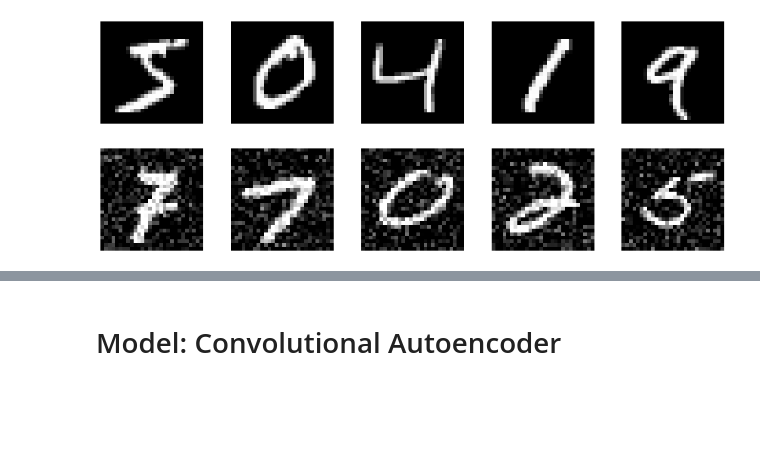
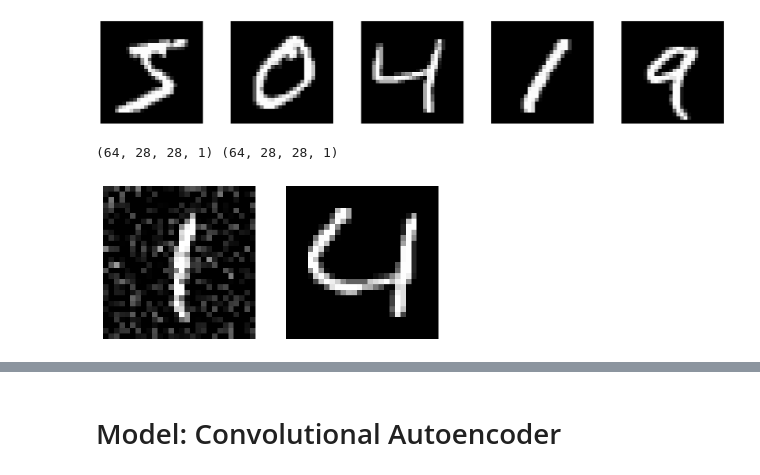
Before and after one commit to nataliasc/iannwtf, a Jupyter notebook: hw-week08/hw_week08_group27.ipynb, the cells around one changed output, grey strips where cells are left out. Drawn from its saved outputs; the diff is of its cells as text; code cells hidden in the pictures; blank space fills up the shorter version.

```diff
--- a/hw-week08/hw_week08_group27.ipynb
+++ b/hw-week08/hw_week08_group27.ipynb
@@ -12,7 +15,7 @@ import matplotlib.pyplot as plt
 # %% [markdown]
 # Dataset
 # %%
-(X_train, Y_train), (X_test, Y_test) = mnist.load_data()
+(X_train, Y_train), (X_test, Y_test) = mnist.load_data(as_supervised=True)
 # %%
 print('MNIST Dataset Shape:')
 print('X_train: ' + str(X_train.shape))
@@ -40,37 +43,42 @@ train_ds = tf.data.Dataset.from_tensor_slices(X_train)
 test_ds = tf.data.Dataset.from_tensor_slices(X_test)
 # %%
 def prepare_data(ds, target_ds=False):
-  # convert data from uint8 to float32
-  ds = ds.map(lambda img: (tf.cast(img, tf.float32)))
+    # convert data from uint8 to float32
+    ds = ds.map(lambda img: (tf.cast(img, tf.float32)))
 
-  # bring image values from range [0, 255] to [0, 1]
-  ds = ds.map(lambda img: (img/255.))
+    # bring image values from range [0, 255] to [0, 1]
+    ds = ds.map(lambda img: (img/255.))
 
-  # add third dimension
-  ds = ds.map(lambda img: tf.expand_dims(img, axis=-1))
+    # add third dimension
+    ds = ds.map(lambda img: tf.expand_dims(img, axis=-1))
 
-  if target_ds == False:
-    # Add noise to the images
-    how_noisy = 0.2 # std deviation of the normal distribution
-    ds = ds.map(lambda img: tf.add(img, tf.random.normal(shape=(28,28,1), mean=0.0, stddev=how_noisy, dtype=tf.dtypes.float32)))
+    if target_ds == False:
+        # Add noise to the images
+        how_noisy = 0.2 # std deviation of the normal distribution
+
+        ds = ds.map(lambda img: tf.add(img, tf.random.normal(shape=(28,28,1), mean=0.0, stddev=how_noisy, dtype=tf.dtypes.float32)))
 
     # make sure the images are kept in the range [0,1]
     ds = ds.map(lambda img: tf.clip_by_value(img, 0, 1))
-
-  # shuffle, batch, prefetch
-  ds = ds.shuffle(1000).batch(32).prefetch(20)
-  return ds
+    # shuffle, batch, prefetch
+    ds = ds.shuffle(1000).batch(64).prefetch(tf.data.experimental.AUTOTUNE)
+    return ds
 # %%
 train_inputs_ds = prepare_data(train_ds)
 test_inputs_ds = prepare_data(test_ds)
 train_targets_ds = prepare_data(train_ds, target_ds=True)
 test_targets_ds = prepare_data(test_ds, target_ds=True)
 # %%
-npics = 5
-fig, ax = plt.subplots(nrows=1, ncols=npics, figsize=(18,3))
+# I don't think this will work
+fig, ax = plt.subplots(nrows=1, ncols=2, figsize=(6,3))
 ax = ax.ravel()
-for elem, i in zip(train_inputs_ds.take(npics), range(npics)):
-  ax[i].imshow(tf.squeeze(elem).numpy()[0], cmap='gray')
-  ax[i].axis("off")
+for inputs, targets in zip(train_inputs_ds, train_targets_ds):
+    print(inputs.shape, targets.shape)
+    ax[0].imshow(tf.squeeze(inputs).numpy()[0], cmap='gray')
+    ax[0].axis("off")
+    ax[1].imshow(tf.squeeze(targets).numpy()[0], cmap='gray')
+    ax[1].axis("off")
+    break
 # %% [output]
+(64, 28, 28, 1) (64, 28, 28, 1)
-[figure, old version]
+[figure, new version]
```
Also changed, not shown: parts of 10 cells of this notebook.
